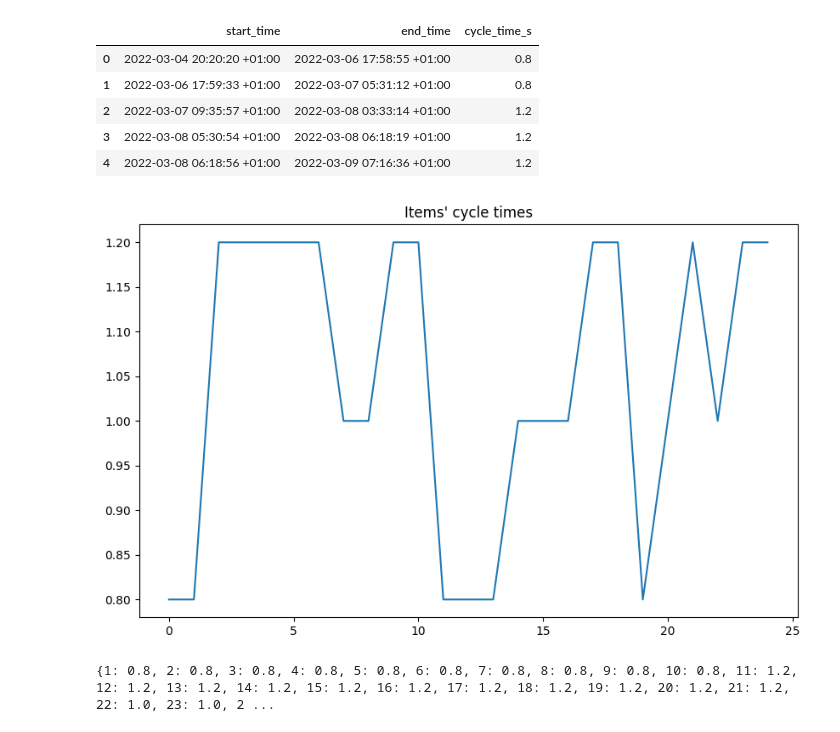
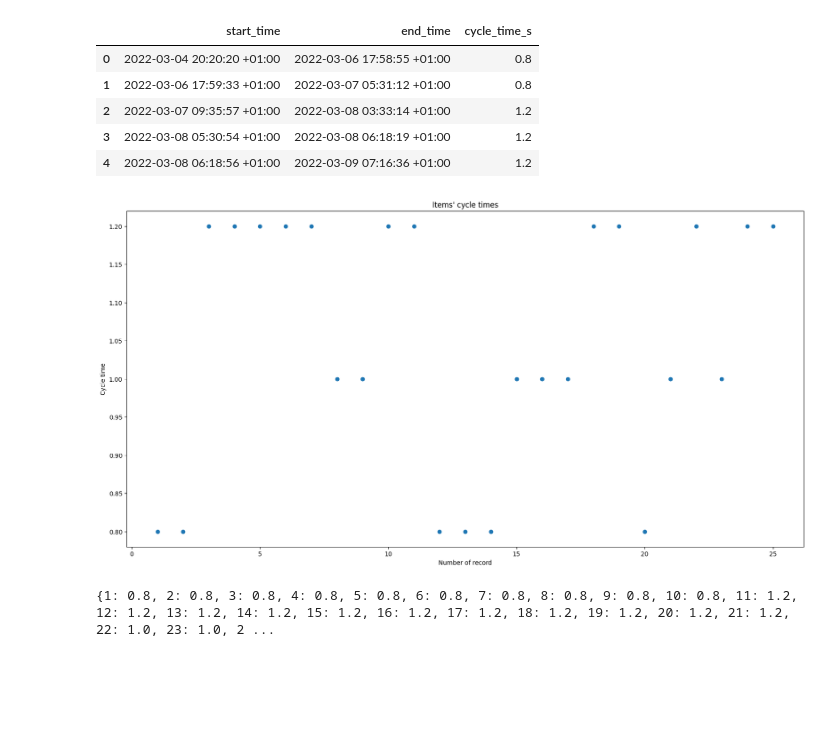
Before and after one commit to Artur-Mzyk/Data-Analytics, a Jupyter notebook: Project/review.ipynb, the cells around one changed output. Drawn from its saved outputs; the diff is of its cells as text; code cells hidden in the pictures; blank space fills up the shorter version.

```diff
--- a/Project/review.ipynb
+++ b/Project/review.ipynb
@@ -216,13 +220,14 @@ cycle_times_df.head()
 | 4 | 2022-03-08 06:18:56 +01:00 | 2022-03-09 07:16:36 +01:00 | 1.2 |
 # %%
 plt.figure(figsize=(20, 10))
-plt.scatter(cycle_times_df['cycle_time_s'])
+cycle_times_x = np.arange(1,len(cycle_times_df['cycle_time_s']) + 1,1)
+plt.scatter(cycle_times_x, cycle_times_df['cycle_time_s'])
 plt.title('Items\' cycle times')
 plt.xlabel('Number of record')
 plt.ylabel('Cycle time')
 plt.show()
 # %% [output]
-[figure, old version]
+[figure, new version]
 # %%
 df = cycle_times_df.copy()
 df['start_time_dt'] = pd.to_datetime(df['start_time'])
```
Also changed, not shown: parts of 16 cells of this notebook, 9 other files.
